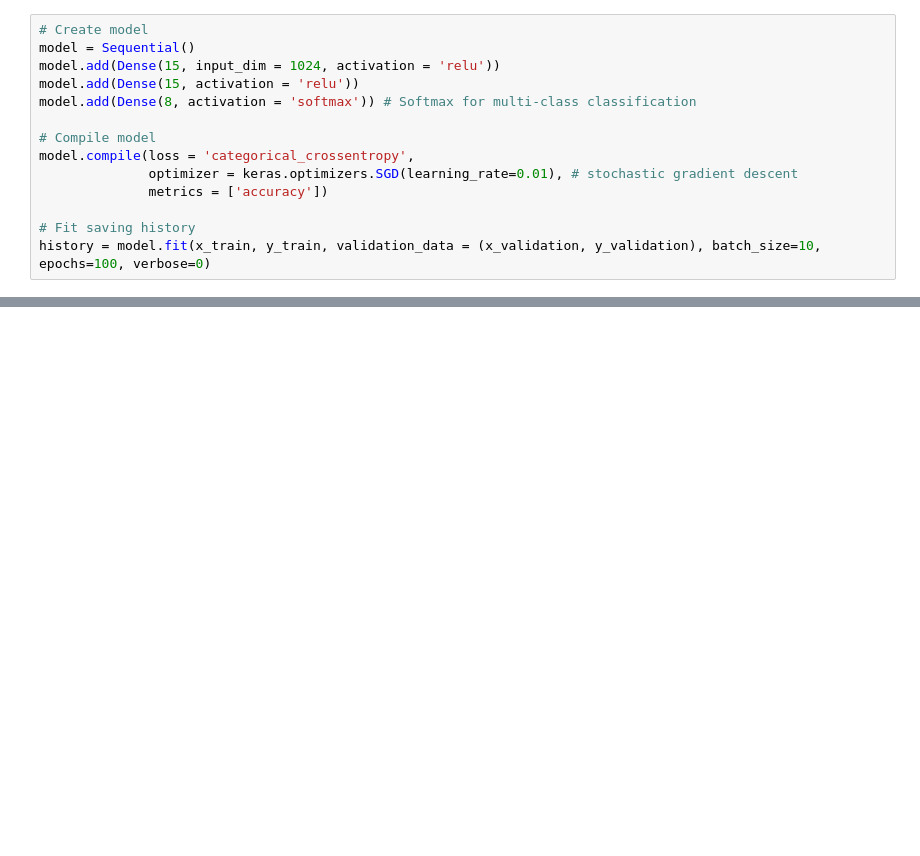
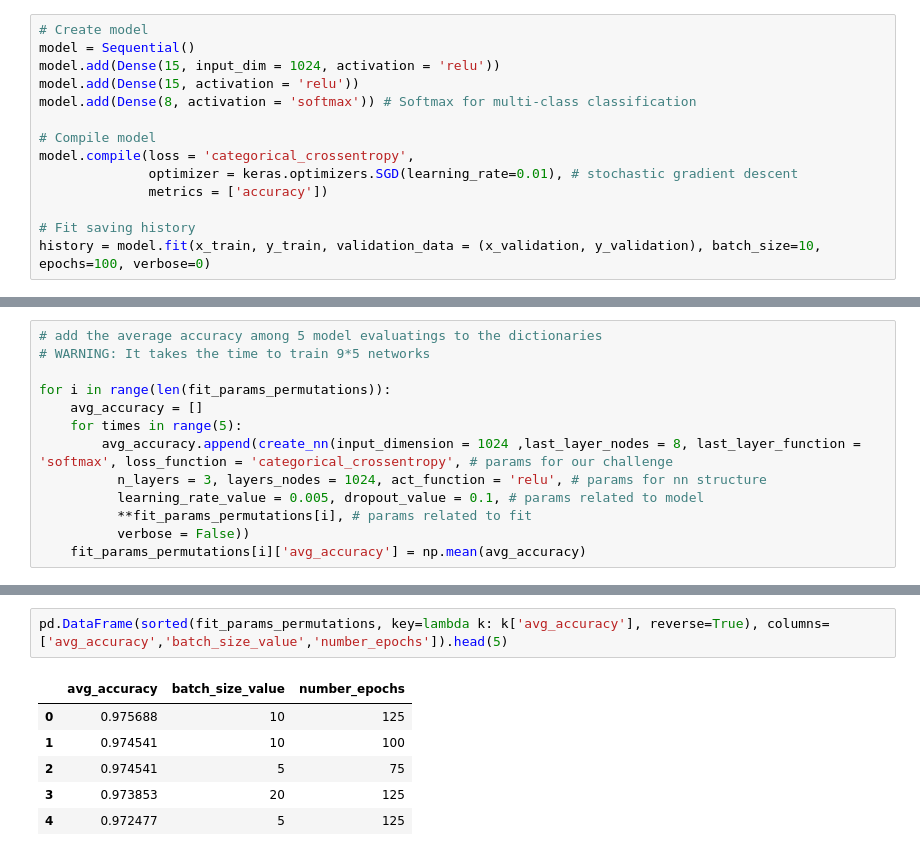
Before and after one commit to pierpaolododorico/speech_recognition_challenge, a Jupyter notebook: NN_models.ipynb, the cells around one changed output, grey strips where cells are left out. Cells and saved outputs as stored; diff of their text form; blank space fills up the shorter version.

```diff
--- a/NN_models.ipynb
+++ b/NN_models.ipynb
@@ -289,0 +363,13 @@ Accuracy of the neural network: 0.9472477064220184
+# %%
+# add the average accuracy among 5 model evaluatings to the dictionaries
+# WARNING: It takes the time to train 9*5 networks
+
+for i in range(len(fit_params_permutations)):
+    avg_accuracy = []
+    for times in range(5):
+        avg_accuracy.append(create_nn(input_dimension = 1024 ,last_layer_nodes = 8, last_layer_function = 'softmax', loss_function = 'categorical_crossentropy', # params for our challenge
+          n_layers = 3, layers_nodes = 1024, act_function = 'relu', # params for nn structure
+          learning_rate_value = 0.005, dropout_value = 0.1, # params related to model
+          **fit_params_permutations[i], # params related to fit
+          verbose = False))
+    fit_params_permutations[i]['avg_accuracy'] = np.mean(avg_accuracy)
@@ -289,0 +398,9 @@ Accuracy of the neural network: 0.9472477064220184
+# %%
+pd.DataFrame(sorted(fit_params_permutations, key=lambda k: k['avg_accuracy'], reverse=True), columns=['avg_accuracy','batch_size_value','number_epochs']).head(5)
+# %% [output]
+|  | avg_accuracy | batch_size_value | number_epochs |
+| 0 | 0.975688 | 10 | 125 |
+| 1 | 0.974541 | 10 | 100 |
+| 2 | 0.974541 | 5 | 75 |
+| 3 | 0.973853 | 20 | 125 |
+| 4 | 0.972477 | 5 | 125 |
```
Also changed, not shown: parts of 20 cells of this notebook.
